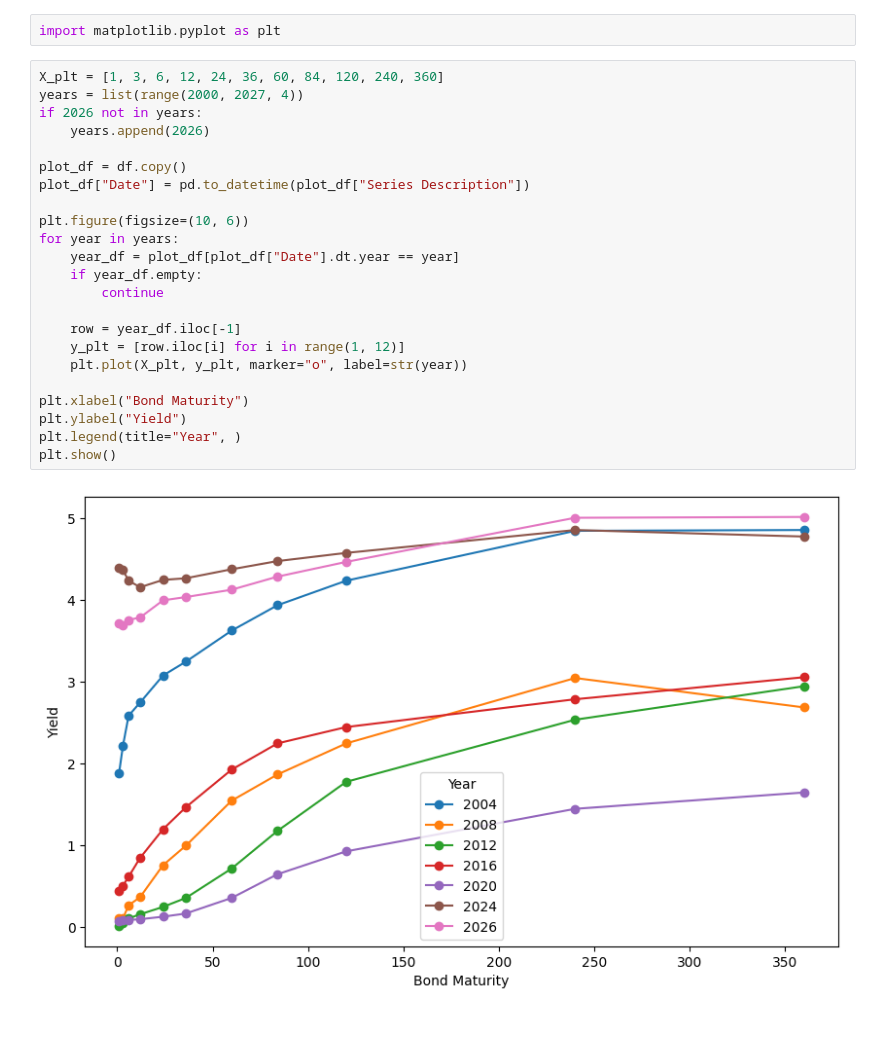
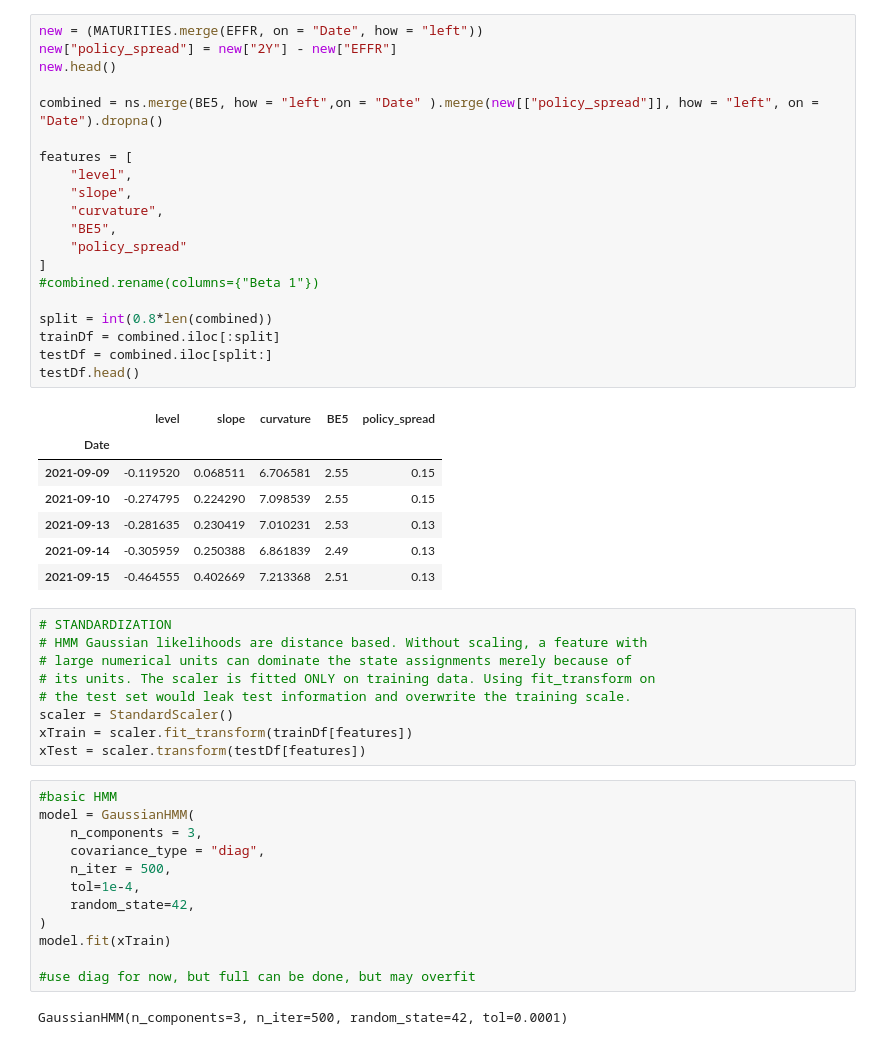
Before and after one commit to raghavken/altREU, a Jupyter notebook: notebooks/main.ipynb, the cells around one changed output. Drawn from its saved outputs; the diff is of its cells as text.

```diff
--- a/notebooks/main.ipynb
+++ b/notebooks/main.ipynb
@@ -31,27 +57,51 @@ array([[9.96753825e-01, 8.44842024e-04, 2.40133338e-03],
-# %%
-import matplotlib.pyplot as plt
-# %%
-X_plt = [1, 3, 6, 12, 24, 36, 60, 84, 120, 240, 360]
-years = list(range(2000, 2027, 4))
-if 2026 not in years:
-    years.append(2026)
-
-plot_df = df.copy()
-plot_df["Date"] = pd.to_datetime(plot_df["Series Description"])
-
-plt.figure(figsize=(10, 6))
-for year in years:
-    year_df = plot_df[plot_df["Date"].dt.year == year]
-    if year_df.empty:
-        continue
-
-    row = year_df.iloc[-1]
-    y_plt = [row.iloc[i] for i in range(1, 12)]
-    plt.plot(X_plt, y_plt, marker="o", label=str(year))
-
-plt.xlabel("Bond Maturity")
-plt.ylabel("Yield")
-plt.legend(title="Year", )
-plt.show()
-# %% [output]
-[figure, removed]
+# %%
+new = (MATURITIES.merge(EFFR, on = "Date", how = "left"))
+new["policy_spread"] = new["2Y"] - new["EFFR"]
+new.head()
+
+combined = ns.merge(BE5, how = "left",on = "Date" ).merge(new[["policy_spread"]], how = "left", on = "Date").dropna()
+
+features = [
+    "level",
+    "slope",
+    "curvature",
+    "BE5",
+    "policy_spread"
+]
+#combined.rename(columns={"Beta 1"})
+
+split = int(0.8*len(combined))
+trainDf = combined.iloc[:split]
+testDf = combined.iloc[split:]
+testDf.head()
+# %% [output]
+|  | level | slope | curvature | BE5 | policy_spread |
+| Date |  |  |  |  |  |
+| 2021-09-09 | -0.119520 | 0.068511 | 6.706581 | 2.55 | 0.15 |
+| 2021-09-10 | -0.274795 | 0.224290 | 7.098539 | 2.55 | 0.15 |
+| 2021-09-13 | -0.281635 | 0.230419 | 7.010231 | 2.53 | 0.13 |
+| 2021-09-14 | -0.305959 | 0.250388 | 6.861839 | 2.49 | 0.13 |
+| 2021-09-15 | -0.464555 | 0.402669 | 7.213368 | 2.51 | 0.13 |
+# %%
+# STANDARDIZATION
+# HMM Gaussian likelihoods are distance based. Without scaling, a feature with
+# large numerical units can dominate the state assignments merely because of
+# its units. The scaler is fitted ONLY on training data. Using fit_transform on
+# the test set would leak test information and overwrite the training scale.
+scaler = StandardScaler()
+xTrain = scaler.fit_transform(trainDf[features])
+xTest = scaler.transform(testDf[features])
+# %%
+#basic HMM
+model = GaussianHMM(
+    n_components = 3,
+    covariance_type = "diag",
+    n_iter = 500,
+    tol=1e-4,
+    random_state=42,
+)
+model.fit(xTrain)
+
+#use diag for now, but full can be done, but may overfit
+# %% [output]
+GaussianHMM(n_components=3, n_iter=500, random_state=42, tol=0.0001)
```
Also changed, not shown: parts of 23 cells of this notebook, 9 other files.
